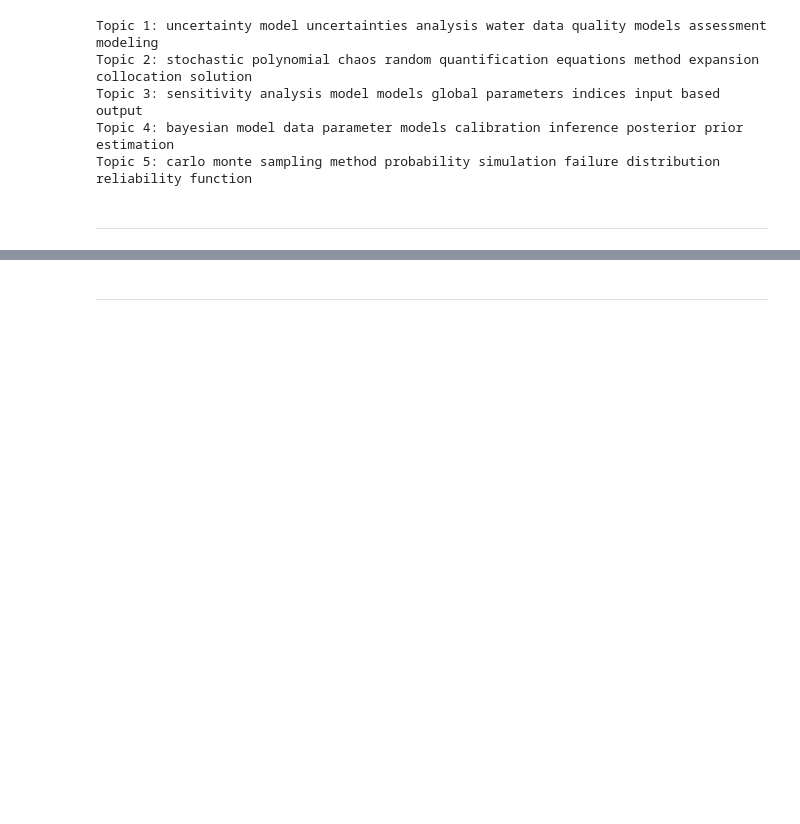
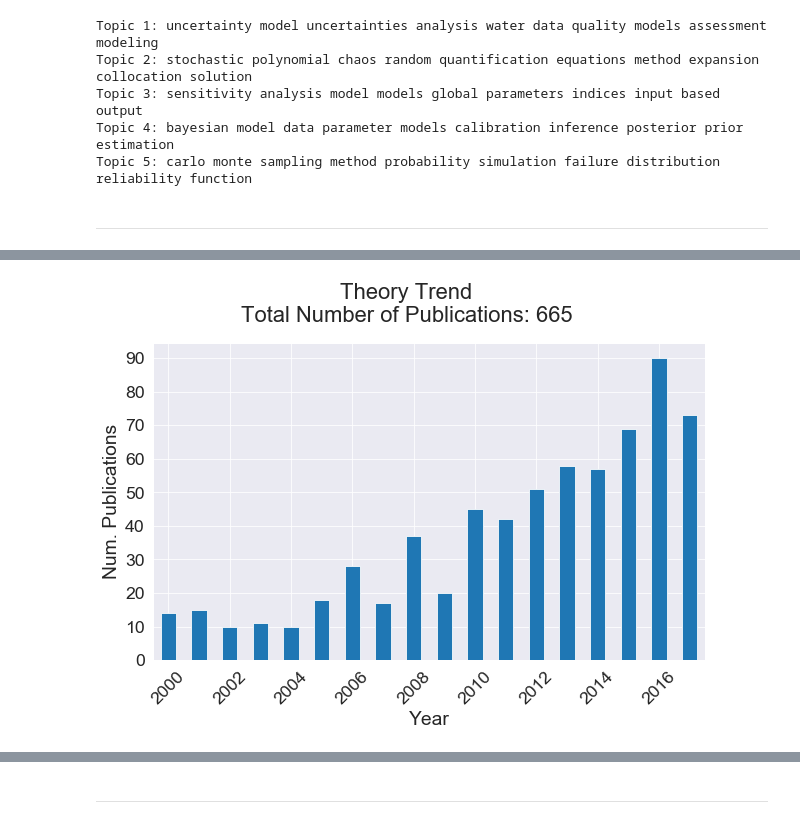
Before and after one commit to frog7/uasa-trends, a Jupyter notebook: notebooks/Topic modelling and network graphs.ipynb, the cells around one changed output, grey strips where cells are left out. Cells and saved outputs as stored; diff of their text form; code cells hidden in the pictures; blank space fills up the shorter version.

```diff
--- a/notebooks/Topic modelling and network graphs.ipynb
+++ b/notebooks/Topic modelling and network graphs.ipynb
@@ -154,0 +161,4 @@ wos_plot.plot_topic_trend([uncertainty_model__applications, uncertainty_model__s
+# %%
+wos_plot.plot_pub_trend(uncertainty_model__sa, title='Theory Trend', save_plot_fn='theotrend_2000-2016.png')
+# %% [output]
+[figure, added]
```
Also changed, not shown: parts of 52 cells of this notebook.
